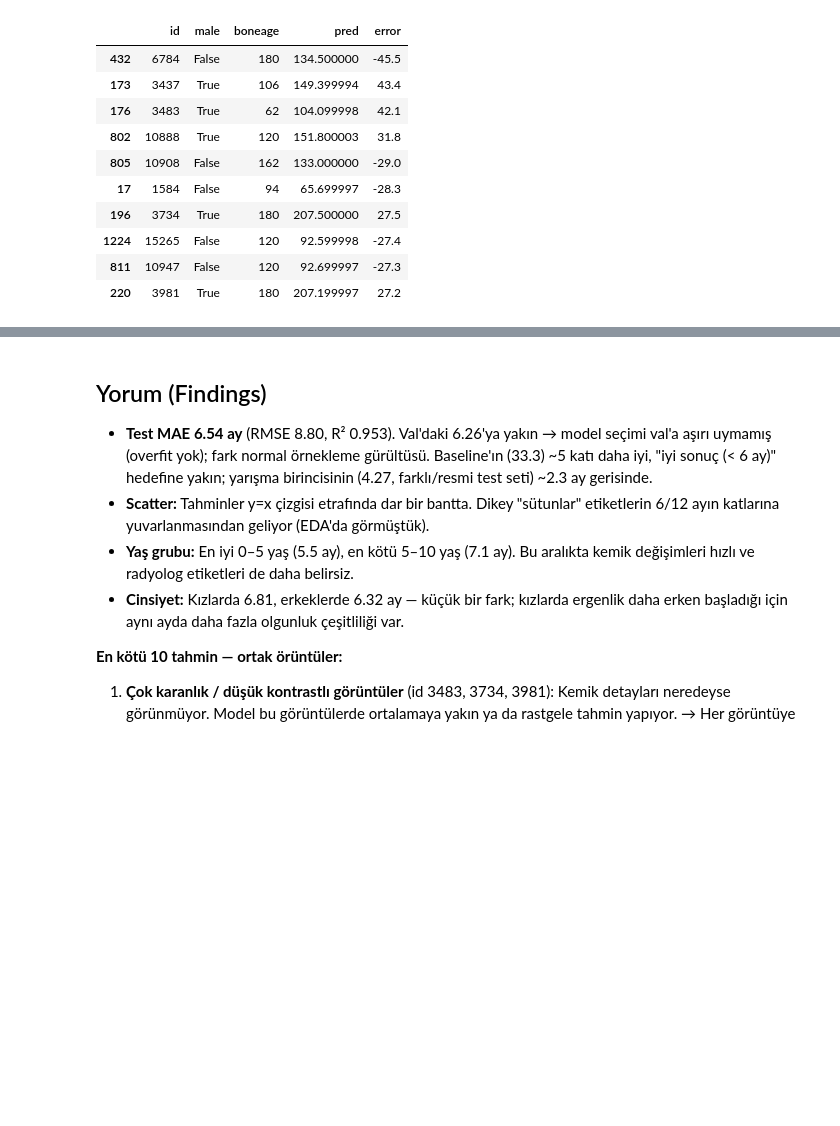
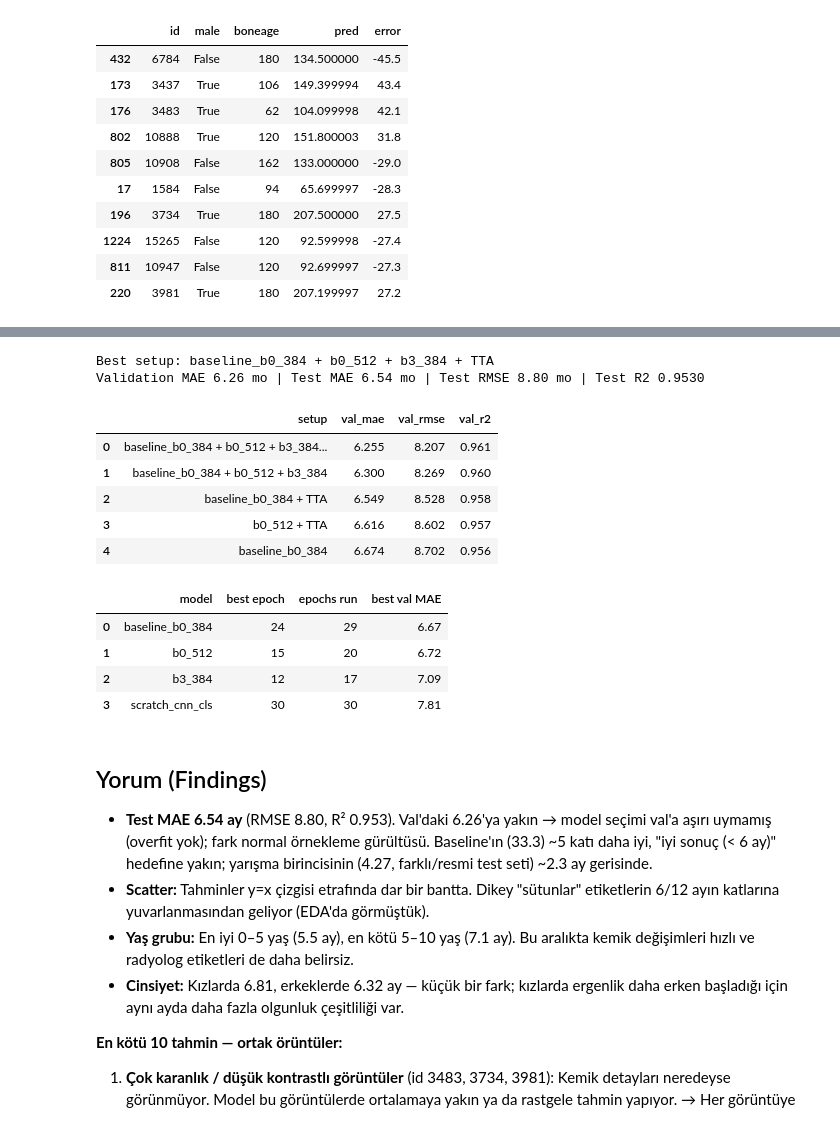
Before and after one commit to CavitDursun07/pediatric-bone-age-estimation, a Jupyter notebook: notebooks/07_test_results.ipynb, the cells around one changed output, grey strips where cells are left out. Drawn from its saved outputs; the diff is of its cells as text; code cells hidden in the pictures; blank space fills up the shorter version.

Commit message:
docs: add best results summary to test results notebook
Co-Authored-By: Claude Opus 5.5 <noreply@anthropic.com>

```diff
--- a/notebooks/07_test_results.ipynb
+++ b/notebooks/07_test_results.ipynb
@@ -75,3 +78,33 @@ worst[["id", "male", "boneage", "pred", "error"]].round(1)
+# %%
+# Saved results only: nothing is predicted here, so the test set is not evaluated again
+val = pd.read_json(OUTPUT_DIR / "experiments.json")
+test = json.loads((OUTPUT_DIR / "test_results" / "metrics.json").read_text())
+
+best_epochs = pd.DataFrame([
+    {"model": run, "best epoch": log.loc[log["val_mae_months"].idxmin(), "epoch"], "epochs run": len(log),
+     "best val MAE": log["val_mae_months"].min()}
+    for run in ["baseline_b0_384", "b0_512", "b3_384", "scratch_cnn_cls"]
+    for log in [pd.read_csv(OUTPUT_DIR / run / "log.csv")]
+]).sort_values("best val MAE")
+
+print(f"Best setup: {test['setup']}")
+print(f"Validation MAE {val.iloc[0]['val_mae']:.2f} mo | Test MAE {test['mae']:.2f} mo | "
+      f"Test RMSE {test['rmse']:.2f} mo | Test R2 {test['r2']:.4f}")
+display(val[["setup", "val_mae", "val_rmse", "val_r2"]].head(5).round(3), best_epochs.round(2))
+# %% [output]
+Best setup: baseline_b0_384 + b0_512 + b3_384 + TTA
+Validation MAE 6.26 mo | Test MAE 6.54 mo | Test RMSE 8.80 mo | Test R2 0.9530
+|  | setup | val_mae | val_rmse | val_r2 |
+| 0 | baseline_b0_384 + b0_512 + b3_384... | 6.255 | 8.207 | 0.961 |
+| 1 | baseline_b0_384 + b0_512 + b3_384 | 6.300 | 8.269 | 0.960 |
+| 2 | baseline_b0_384 + TTA | 6.549 | 8.528 | 0.958 |
+| 3 | b0_512 + TTA | 6.616 | 8.602 | 0.957 |
+| 4 | baseline_b0_384 | 6.674 | 8.702 | 0.956 |
+|  | model | best epoch | epochs run | best val MAE |
+| 0 | baseline_b0_384 | 24 | 29 | 6.67 |
+| 1 | b0_512 | 15 | 20 | 6.72 |
+| 2 | b3_384 | 12 | 17 | 7.09 |
+| 3 | scratch_cnn_cls | 30 | 30 | 7.81 |
 # %% [markdown]
 ## Yorum (Findings)
 - **Test MAE 6.54 ay** (RMSE 8.80, R² 0.953). Val'daki 6.26'ya yakın → model seçimi val'a aşırı uymamış (overfit yok); fark normal örnekleme gürültüsü. Baseline'ın (33.3) ~5 katı daha iyi, "iyi sonuç (< 6 ay)" hedefine yakın; yarışma birincisinin (4.27, farklı/resmi test seti) ~2.3 ay gerisinde.
```
Also changed, not shown: parts of 1 cell of this notebook.
